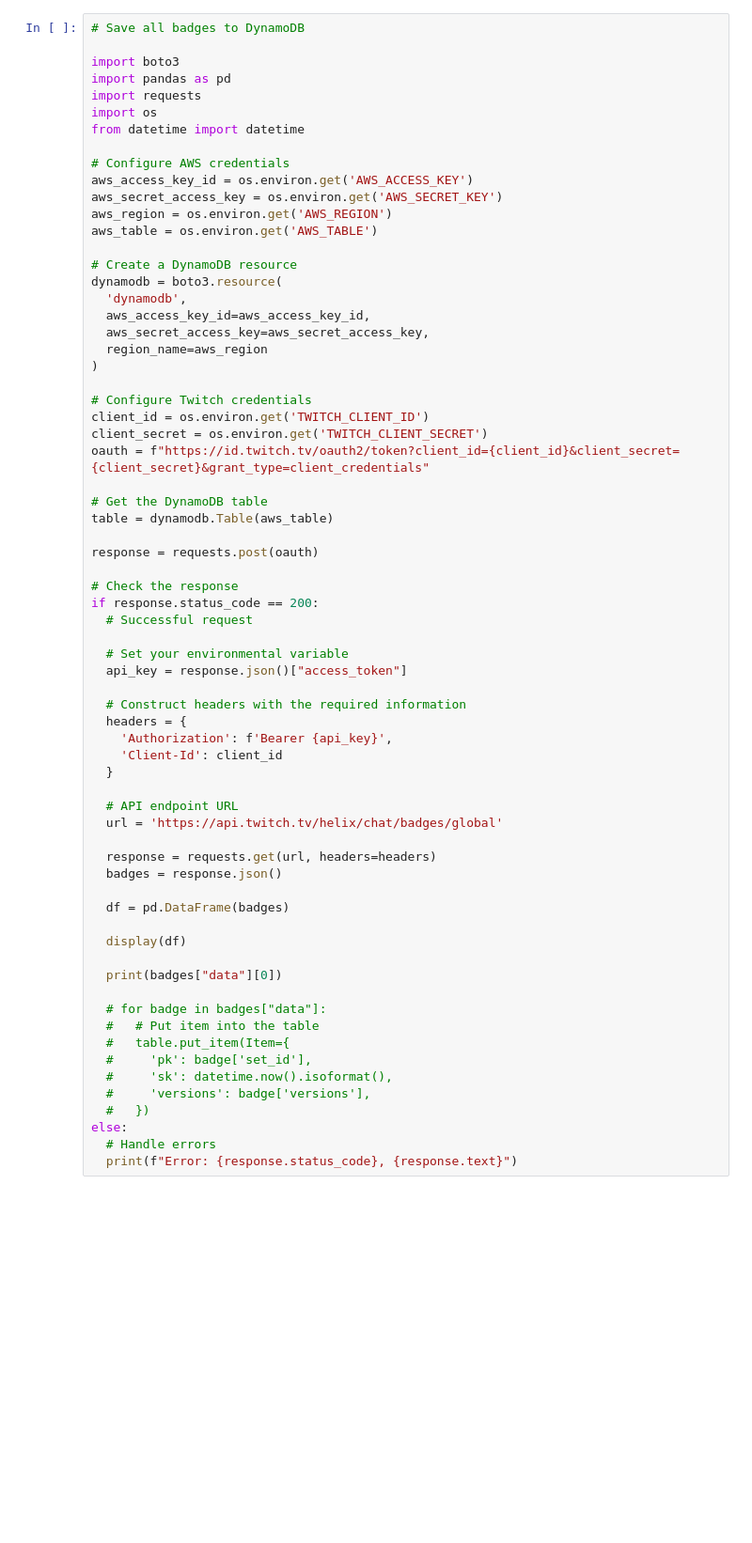
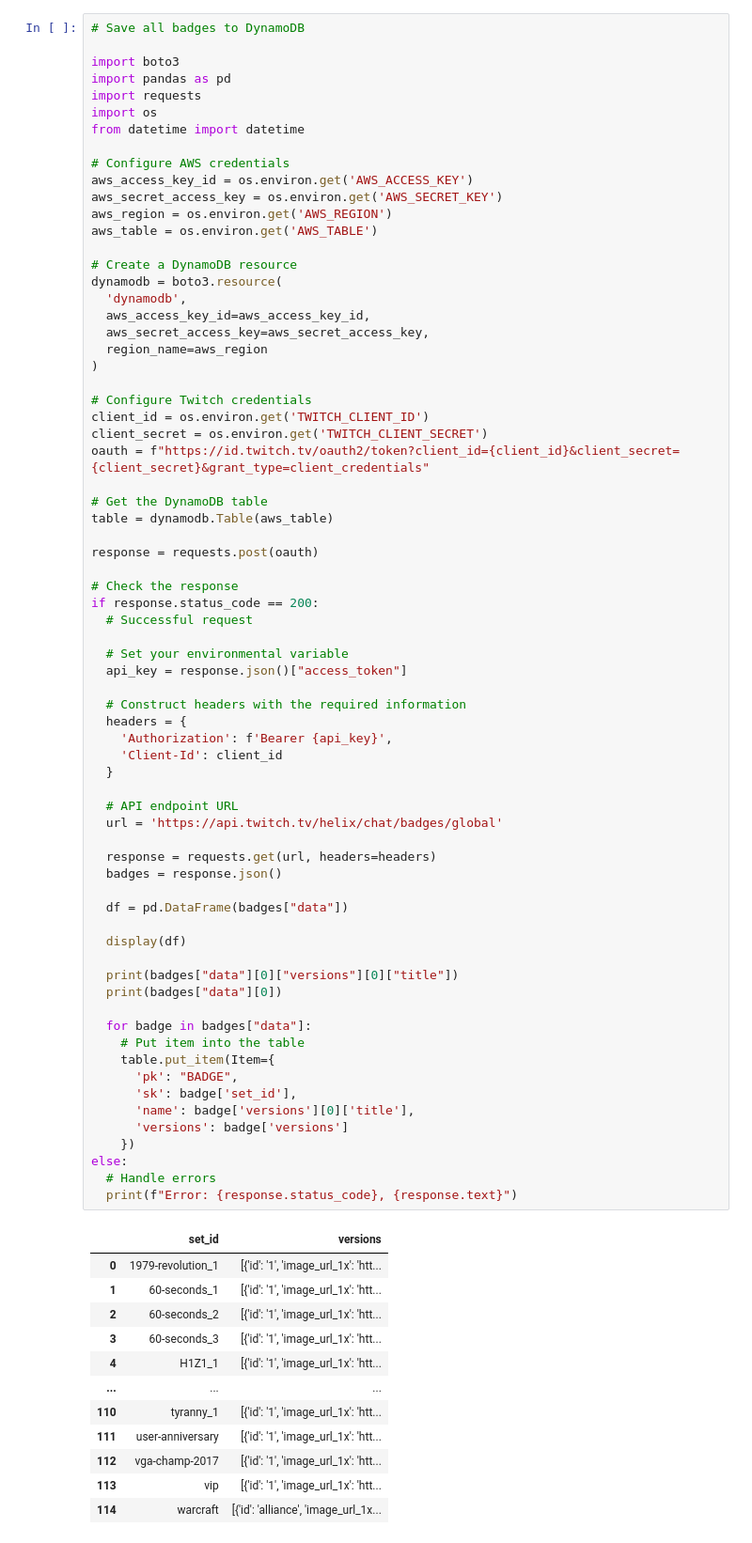
Before and after one commit to MauResendez/Twitchy, a Jupyter notebook: src/scripts/api.ipynb, the cells around one changed output. Shown at 94% size. Cells and saved outputs as stored; diff of their text form; blank space fills up the shorter version.

```diff
--- a/src/scripts/api.ipynb
+++ b/src/scripts/api.ipynb
@@ -31,38 +31,53 @@ table = dynamodb.Table(aws_table)
 
 response = requests.post(oauth)
 
 # Check the response
 if response.status_code == 200:
   # Successful request
 
   # Set your environmental variable
   api_key = response.json()["access_token"]
 
   # Construct headers with the required information
   headers = {
     'Authorization': f'Bearer {api_key}',
     'Client-Id': client_id
   }
 
   # API endpoint URL
   url = 'https://api.twitch.tv/helix/chat/badges/global'
 
   response = requests.get(url, headers=headers)
   badges = response.json()
 
-  df = pd.DataFrame(badges)
+  df = pd.DataFrame(badges["data"])
 
   display(df)
 
+  print(badges["data"][0]["versions"][0]["title"])
   print(badges["data"][0])
 
-  # for badge in badges["data"]:
-  #   # Put item into the table
-  #   table.put_item(Item={
-  #     'pk': badge['set_id'],
-  #     'sk': datetime.now().isoformat(),
-  #     'versions': badge['versions'],
-  #   })
+  for badge in badges["data"]:
+    # Put item into the table
+    table.put_item(Item={
+      'pk': "BADGE",
+      'sk': badge['set_id'],
+      'name': badge['versions'][0]['title'],
+      'versions': badge['versions']
+    })
 else:
   # Handle errors
   print(f"Error: {response.status_code}, {response.text}")
+# %% [output]
+|  | set_id | versions |
+| 0 | 1979-revolution_1 | [{'id': '1', 'image_url_1x': 'htt... |
+| 1 | 60-seconds_1 | [{'id': '1', 'image_url_1x': 'htt... |
+| 2 | 60-seconds_2 | [{'id': '1', 'image_url_1x': 'htt... |
+| 3 | 60-seconds_3 | [{'id': '1', 'image_url_1x': 'htt... |
+| 4 | H1Z1_1 | [{'id': '1', 'image_url_1x': 'htt... |
+| ... | ... | ... |
+| 110 | tyranny_1 | [{'id': '1', 'image_url_1x': 'htt... |
+| 111 | user-anniversary | [{'id': '1', 'image_url_1x': 'htt... |
+| 112 | vga-champ-2017 | [{'id': '1', 'image_url_1x': 'htt... |
+| 113 | vip | [{'id': '1', 'image_url_1x': 'htt... |
+| 114 | warcraft | [{'id': 'alliance', 'image_url_1x... |
```
Also changed, not shown: parts of 3 cells of this notebook, 4 other files.
